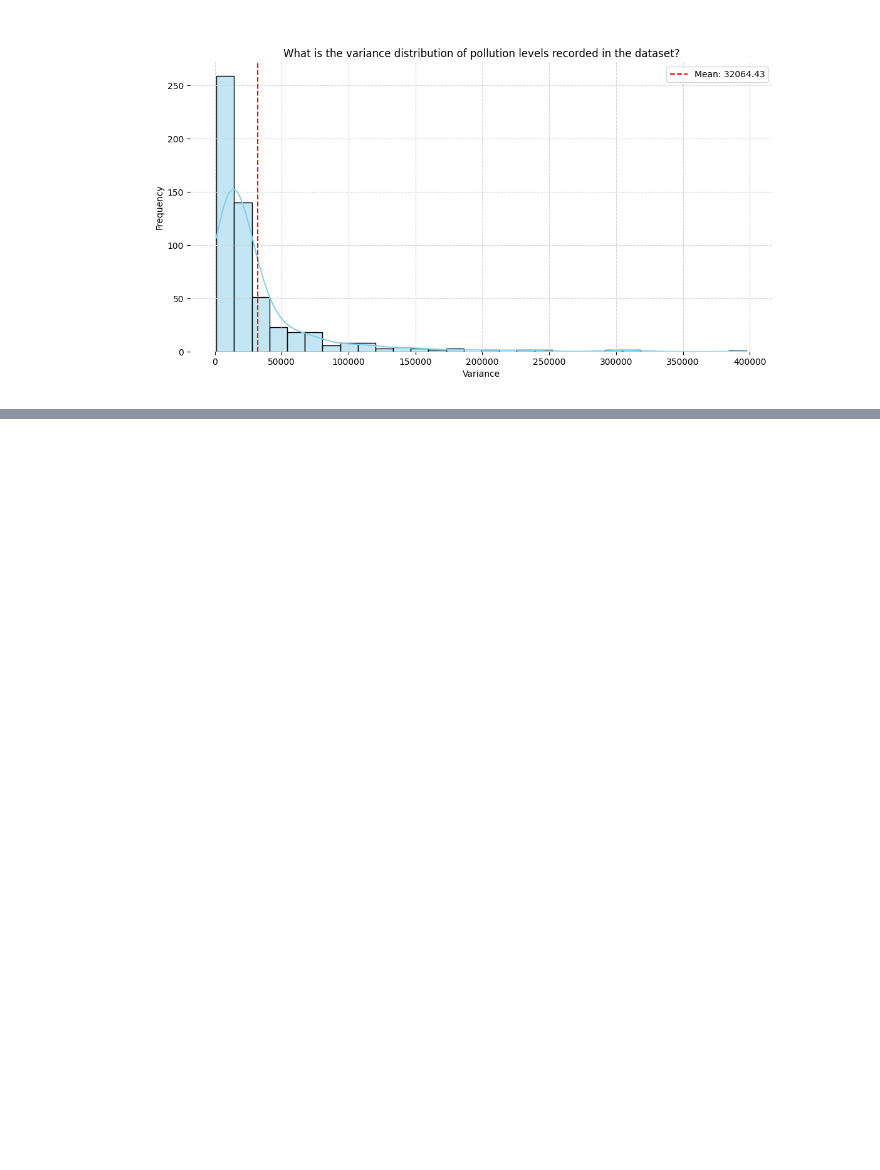
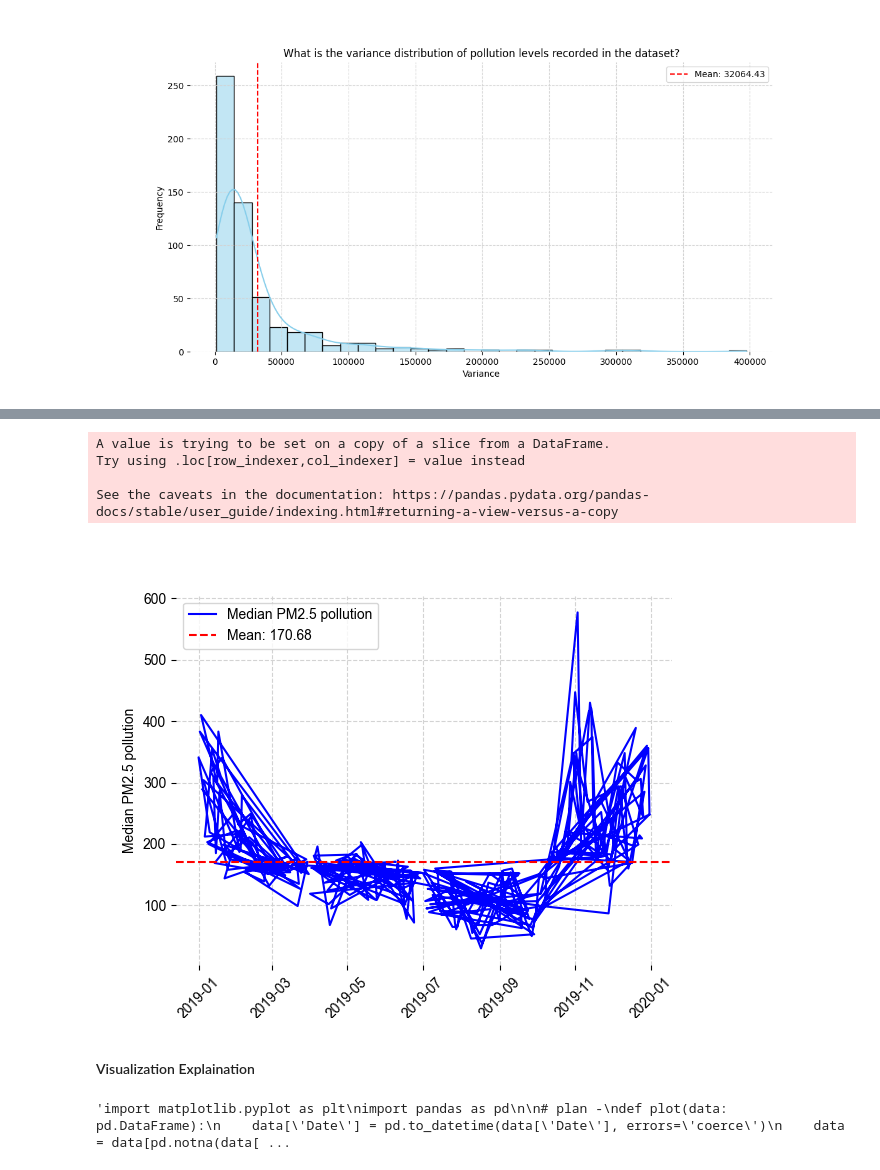
Before and after one commit to divijkulshrestha/ai-fuelled-analytics, a Jupyter notebook: lida_demo.ipynb, the cells around one changed output, grey strips where cells are left out. Drawn from its saved outputs; the diff is of its cells as text; code cells hidden in the pictures; blank space fills up the shorter version.

```diff
--- a/lida_demo.ipynb
+++ b/lida_demo.ipynb
@@ -86,0 +96,4 @@ charts[0]
+# %%
+user_query = "PM25 median value versus time, year = 2019"
+textgen_config = TextGenerationConfig(n=1, temperature=0.5, use_cache=True)
+charts = lida.visualize(summary=summary, goal=user_query, textgen_config=textgen_config)
@@ -86,0 +142,5 @@ charts[0]
+# %%
+persona = "I want to see the relationship between the median level of PM2.5 pollution, versus time for the year 2019 as a line chart."
+personal_goals = lida.goals(summary, n=1, persona=persona, textgen_config=textgen_config)
+for goal in personal_goals:
+    display(goal)
@@ -86,0 +277,20 @@ charts[0]
+# %%
+i = 0
+library = "matplotlib"
+textgen_config = TextGenerationConfig(n=1, temperature=0.5, use_cache=True)
+
+charts = lida.visualize(summary=summary, goal=personal_goals[i], textgen_config=textgen_config, library=library)
+charts[0]
+# %% [output]
+A value is trying to be set on a copy of a slice from a DataFrame.
+Try using .loc[row_indexer,col_indexer] = value instead
+
+See the caveats in the documentation: https://pandas.pydata.org/pandas-docs/stable/user_guide/indexing.html#returning-a-view-versus-a-copy
+[figure, added]
+# %% [markdown]
+#### Visualization Explaination
+# %%
+code = charts[0].code
+display(code)
+# %% [output]
+'import matplotlib.pyplot as plt\nimport pandas as pd\n\n# plan -\ndef plot(data: pd.DataFrame):\n    data[\'Date\'] = pd.to_datetime(data[\'Date\'], errors=\'coerce\')\n    data = data[pd.notna(data[ ...
```
Also changed, not shown: parts of 23 cells of this notebook.
